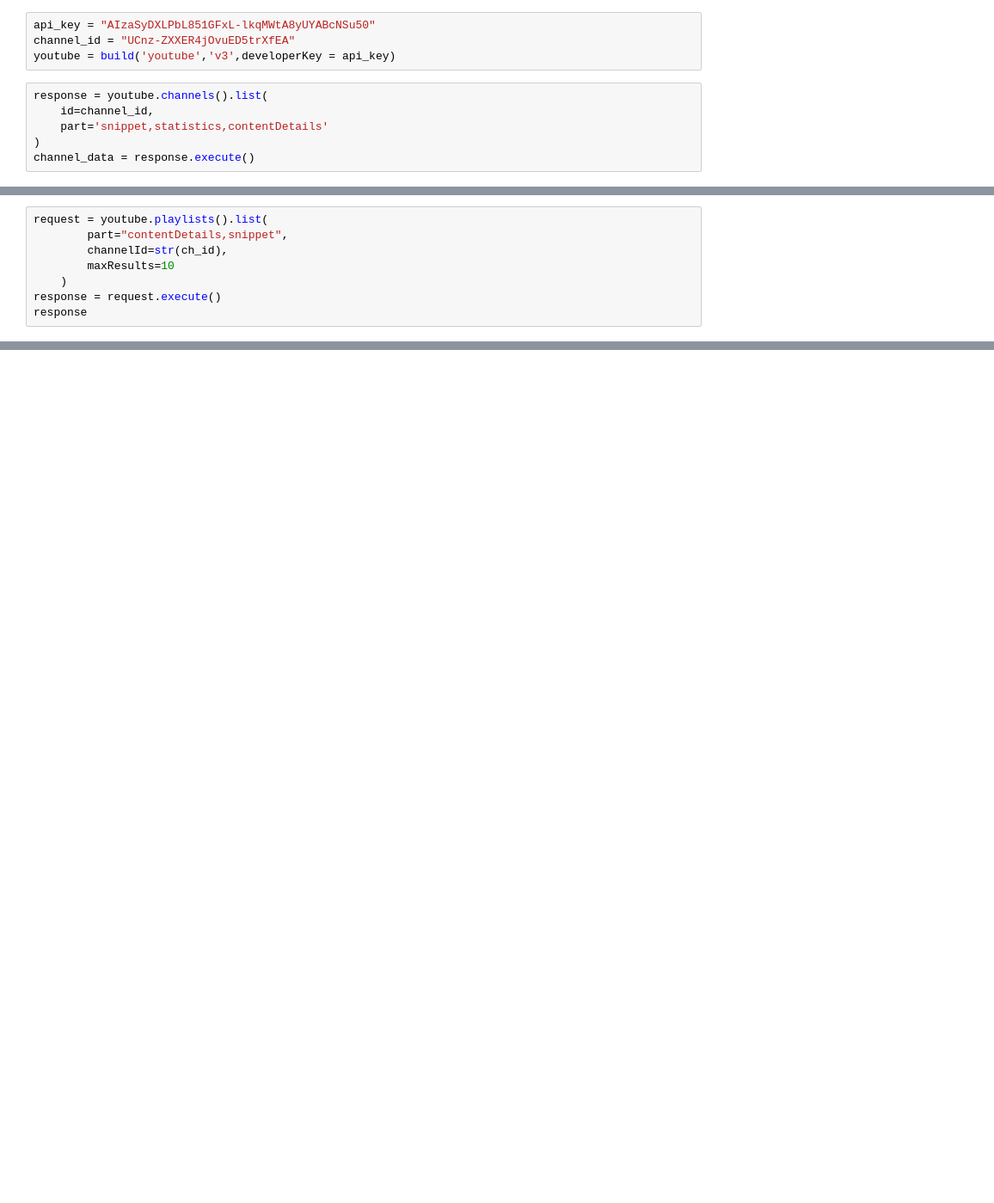
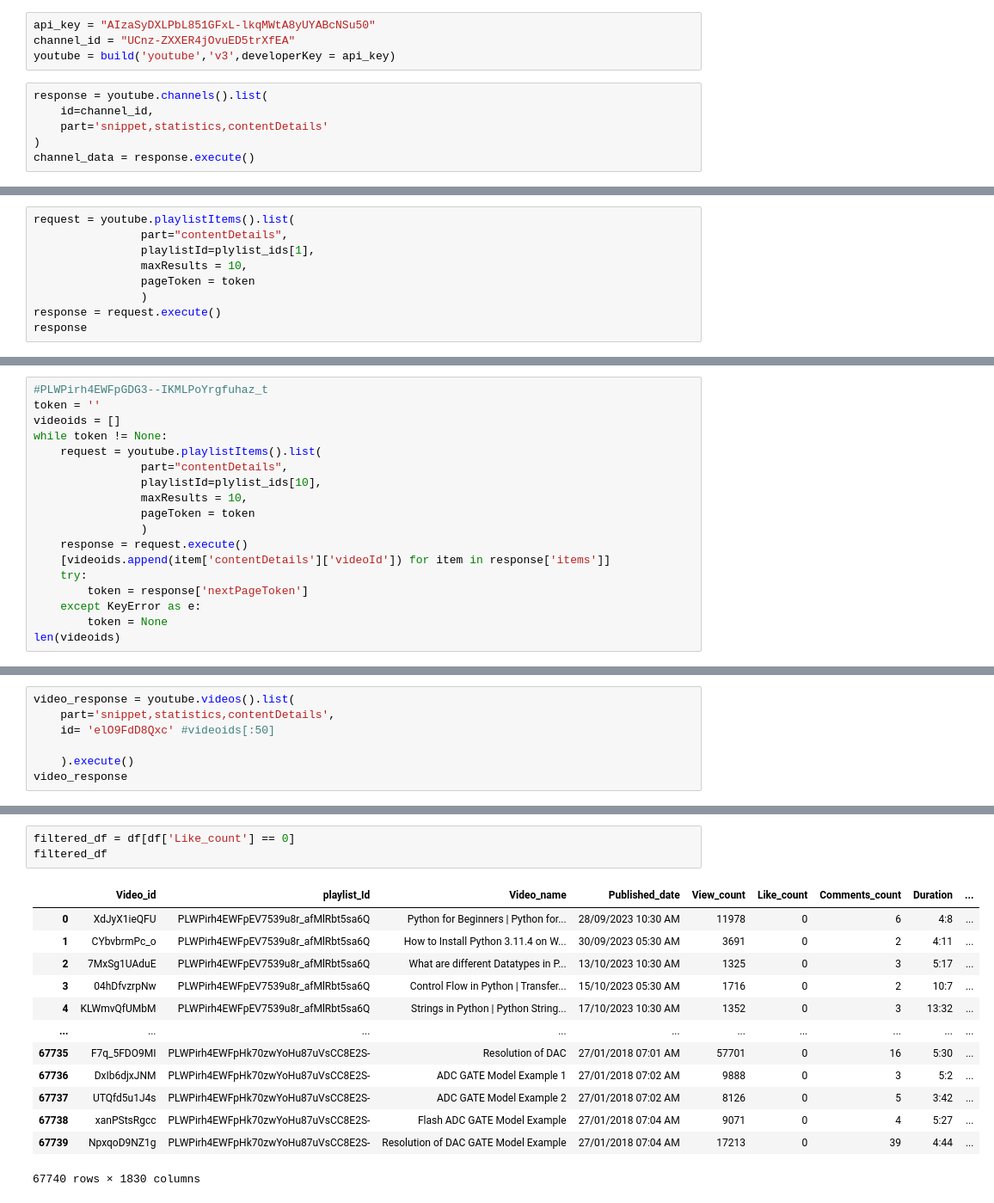
Before and after one commit to Mariappanbcompa/Youtube_Data_Harvesting, a Jupyter notebook: Untitled.ipynb, the cells around one changed output, grey strips where cells are left out. Shown at 86% size. Drawn from its saved outputs; the diff is of its cells as text; blank space fills up the shorter version.

```diff
--- a/Untitled.ipynb
+++ b/Untitled.ipynb
@@ -45,9 +143,10 @@ ch_id = "UC__xQiIU59lV0qdHnWIJVZA"
 # %%
-request = youtube.playlists().list(
-        part="contentDetails,snippet",
-        channelId=str(ch_id),
-        maxResults=10
-    )
+request = youtube.playlistItems().list(
+                part="contentDetails",
+                playlistId=plylist_ids[1],
+                maxResults = 10,
+                pageToken = token
+                )
 response = request.execute()
 response
 # %% [output]
@@ -105,0 +170,18 @@ nextpage = response.get('nextPageToken')
+# %%
+#PLWPirh4EWFpGDG3--IKMLPoYrgfuhaz_t
+token = ''
+videoids = []
+while token != None:
+    request = youtube.playlistItems().list(
+                part="contentDetails",
+                playlistId=plylist_ids[10],
+                maxResults = 10,
+                pageToken = token
+                )
+    response = request.execute()
+    [videoids.append(item['contentDetails']['videoId']) for item in response['items']]
+    try:
+        token = response['nextPageToken']
+    except KeyError as e:
+        token = None
+len(videoids)
@@ -105,0 +247,7 @@ nextpage = response.get('nextPageToken')
+# %%
+video_response = youtube.videos().list(
+    part='snippet,statistics,contentDetails',
+    id= 'elO9FdD8Qxc' #videoids[:50]
+
+    ).execute()
+video_response
@@ -105,0 +366,17 @@ nextpage = response.get('nextPageToken')
+# %%
+filtered_df = df[df['Like_count'] == 0]
+filtered_df
+# %% [output]
+|  | Video_id | playlist_Id | Video_name | Published_date | View_count | Like_count | Comments_count | Duration | ... |
+| 0 | XdJyX1ieQFU | PLWPirh4EWFpEV7539u8r_afMlRbt5sa6Q | Python for Beginners | Python for... | 28/09/2023 10:30 AM | 11978 | 0 | 6 | 4:8 | ... |
+| 1 | CYbvbrmPc_o | PLWPirh4EWFpEV7539u8r_afMlRbt5sa6Q | How to Install Python 3.11.4 on W... | 30/09/2023 05:30 AM | 3691 | 0 | 2 | 4:11 | ... |
+| 2 | 7MxSg1UAduE | PLWPirh4EWFpEV7539u8r_afMlRbt5sa6Q | What are different Datatypes in P... | 13/10/2023 10:30 AM | 1325 | 0 | 3 | 5:17 | ... |
+| 3 | 04hDfvzrpNw | PLWPirh4EWFpEV7539u8r_afMlRbt5sa6Q | Control Flow in Python | Transfer... | 15/10/2023 05:30 AM | 1716 | 0 | 2 | 10:7 | ... |
+| 4 | KLWmvQfUMbM | PLWPirh4EWFpEV7539u8r_afMlRbt5sa6Q | Strings in Python | Python String... | 17/10/2023 10:30 AM | 1352 | 0 | 3 | 13:32 | ... |
+| ... | ... | ... | ... | ... | ... | ... | ... | ... | ... |
+| 67735 | F7q_5FDO9MI | PLWPirh4EWFpHk70zwYoHu87uVsCC8E2S- | Resolution of DAC | 27/01/2018 07:01 AM | 57701 | 0 | 16 | 5:30 | ... |
+| 67736 | DxIb6djxJNM | PLWPirh4EWFpHk70zwYoHu87uVsCC8E2S- | ADC GATE Model Example 1 | 27/01/2018 07:02 AM | 9888 | 0 | 3 | 5:2 | ... |
+| 67737 | UTQfd5u1J4s | PLWPirh4EWFpHk70zwYoHu87uVsCC8E2S- | ADC GATE Model Example 2 | 27/01/2018 07:02 AM | 8126 | 0 | 5 | 3:42 | ... |
+| 67738 | xanPStsRgcc | PLWPirh4EWFpHk70zwYoHu87uVsCC8E2S- | Flash ADC GATE Model Example | 27/01/2018 07:04 AM | 9071 | 0 | 4 | 5:27 | ... |
+| 67739 | NpxqoD9NZ1g | PLWPirh4EWFpHk70zwYoHu87uVsCC8E2S- | Resolution of DAC GATE Model Example | 27/01/2018 07:04 AM | 17213 | 0 | 39 | 4:44 | ... |
+67740 rows × 1830 columns
```
Also changed, not shown: parts of 52 cells of this notebook, 4 other files.
